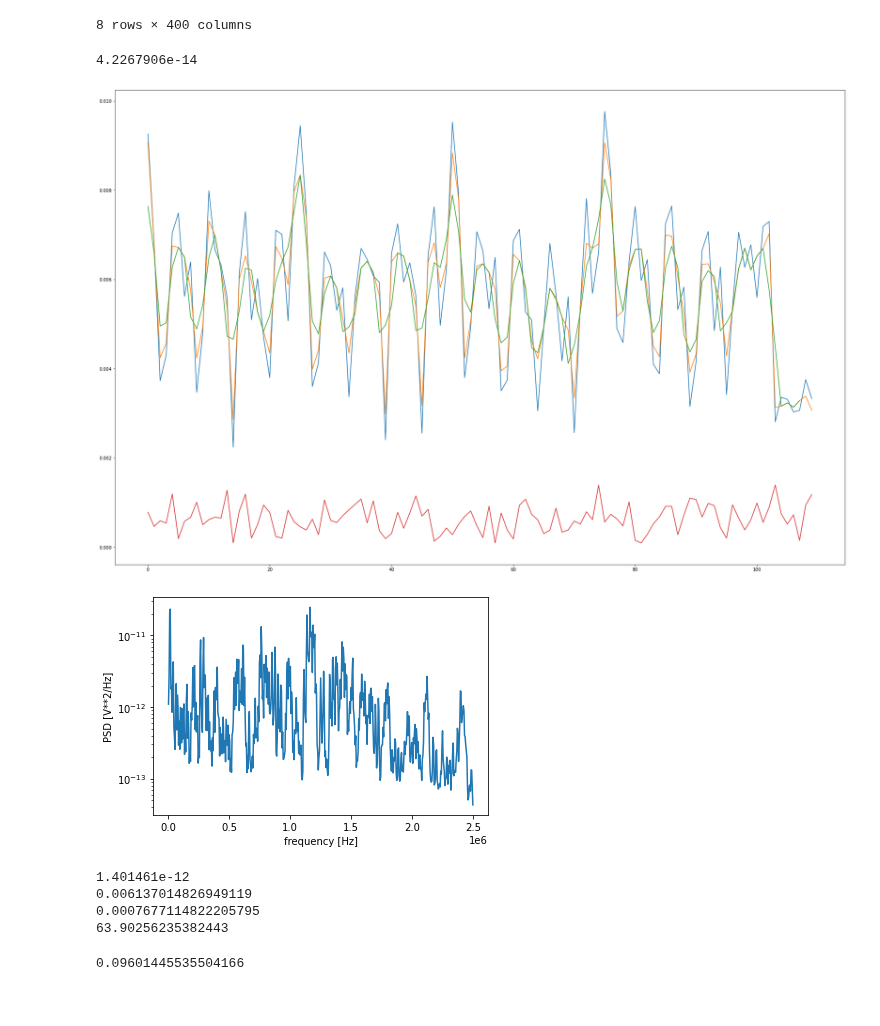
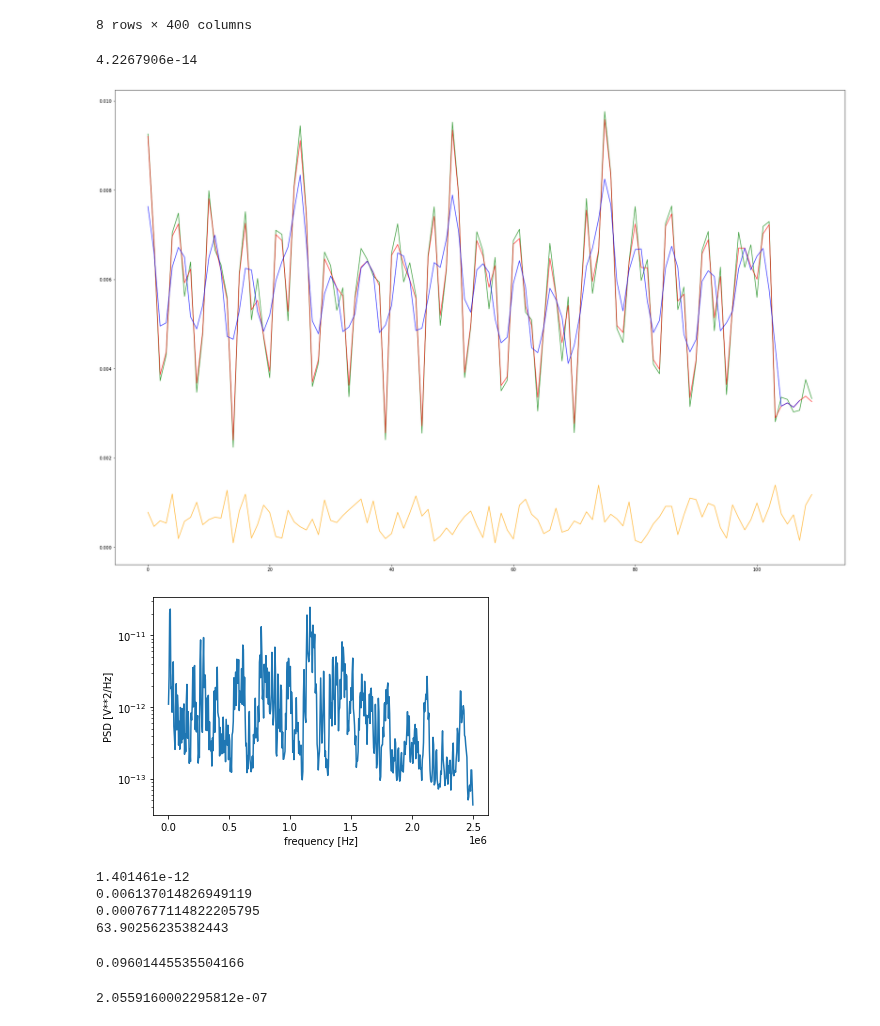
Before and after one commit to axelzedigh/MasterThesisResults, a Jupyter notebook: notebooks/Denoising_visualization.ipynb, the cells around one changed output. Drawn from its saved outputs; the diff is of its cells as text; code cells hidden in the pictures.

```diff
--- a/notebooks/Denoising_visualization.ipynb
+++ b/notebooks/Denoising_visualization.ipynb
@@ -45,44 +45,50 @@ noise_traces_flattened_fixed = traces_fixed.flatten()
 def test_wiener_filter(trace_set, noise_trace, noise_power):
     plt.figure(figsize=(30,20))
     #plt.subplot(1, 2, 1)
-    plt.plot(trace_set[2][204:314])
-    filtered_trace = wiener_filter(trace_set[2][204:314], 0.0000007677114822205795)#noise_power)#4.2267906e-8)
+    plt.plot(trace_set[2][204:314], color="g", alpha=0.75)
+    filtered_trace = wiener_filter(trace_set[2][204:314], 2e-7) #0.0000007677114822205795)#noise_power)#4.2267906e-8)
     #plt.subplot(1, 2, 2)
-    plt.plot(filtered_trace)
+    plt.plot(filtered_trace, color="r", alpha=0.75)
     maf_trace = moving_average_filter(trace_set[2][203:313], 3)
-    plt.plot(maf_trace)
-    plt.plot(noise_trace[:len(filtered_trace)])
+    plt.plot(maf_trace, color="b", alpha=0.75)
+    plt.plot(noise_trace[:len(filtered_trace)], color="orange", alpha=0.75)
+    #plt.plot(high_pass(trace_set[2]), color="black", linewidth=2)
     plt.show()
 
 trace = get_trace_set__processed(
     "main.db",
     test_dataset_id=2,
     training_dataset_id=None,
     environment_id=1,
     distance=2,
     device=10,
     trace_process_id=2,
 )
+
+def high_pass(trace):
+    sos = signal.butter(10, 6e5, 'lp', fs=5e6, output='sos')
+    filtered = signal.sosfilt(sos, trace)
+    return filtered
 
 fs = 5e6
 f, Pxx_den = signal.welch(noise_traces_flattened_fixed, fs, nperseg=1024, average="mean")
 noise_power = np.mean(Pxx_den[256:512])
 print(noise_power)
 test_wiener_filter(trace, noise_traces_flattened_fixed, noise_power*1000)
 
 f, Pxx_den = signal.welch(trace.flatten(), fs, nperseg=1024, average="mean")
 plt.semilogy(f, Pxx_den)
 plt.xlabel('frequency [Hz]')
 plt.ylabel('PSD [V**2/Hz]')
 plt.show()
 noise_power = np.mean(Pxx_den)
 print(noise_power)
 print(root_mean_square(trace.flatten()))
 print(root_mean_square(noise_traces_flattened_fixed))
 print((root_mean_square(trace.flatten())/(root_mean_square(noise_traces_flattened_fixed)))**2)
 # %% [output]
 4.2267906e-14
-[figure, old version]
+[figure, new version]
 [figure]
 1.401461e-12
 0.006137014826949119
@@ -92,3 +98,7 @@ print((root_mean_square(trace.flatten())/(root_mean_square(noise_traces_flattene
 4.2267906e-14/4.402244e-13
 # %% [output]
 0.09601445535504166
+# %%
+np.sqrt(4.2267906e-14)
+# %% [output]
+2.0559160002295812e-07
```
Also changed, not shown: 1 other file.
